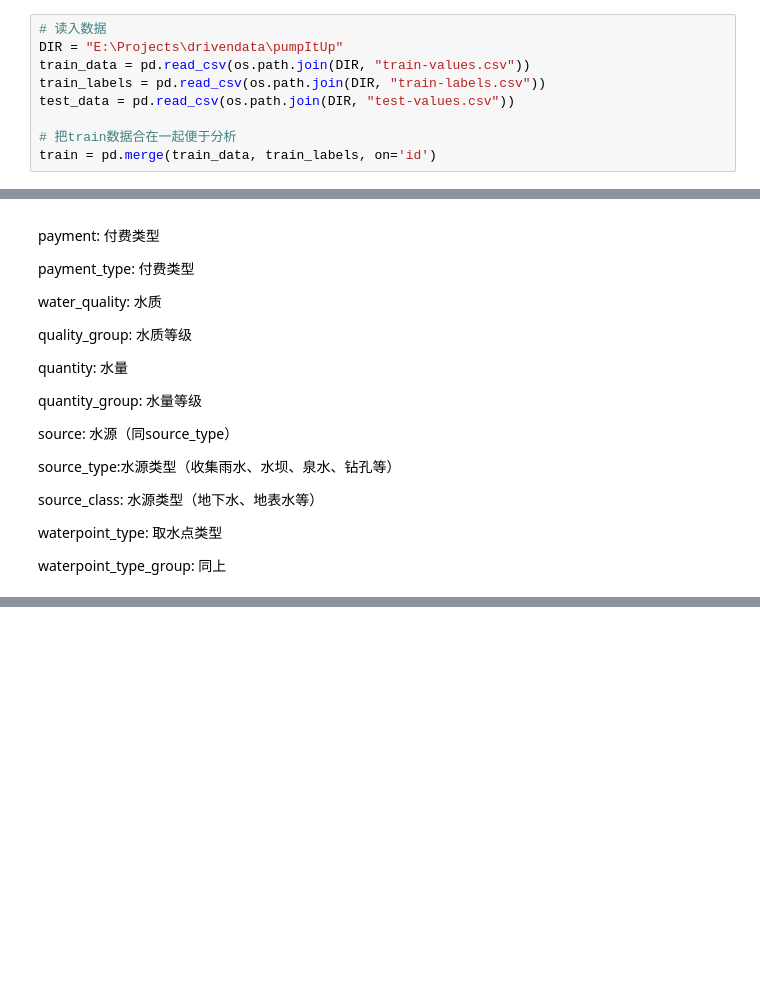
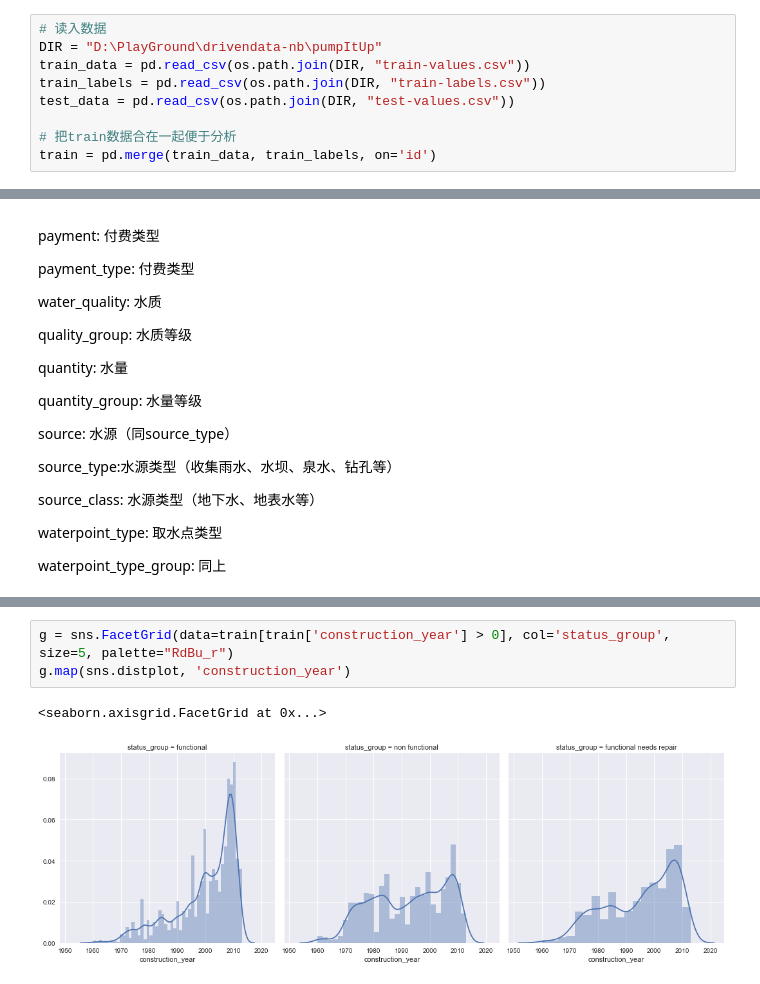
Before and after one commit to shenc3/drivendata-nb, a Jupyter notebook: pumpItUp/PumpItUp.ipynb, the cells around one changed output, grey strips where cells are left out. Cells and saved outputs as stored; diff of their text form; blank space fills up the shorter version.

```diff
--- a/pumpItUp/PumpItUp.ipynb
+++ b/pumpItUp/PumpItUp.ipynb
@@ -10,7 +10,7 @@ import seaborn as sns
 %matplotlib inline
 # %%
 # 读入数据
-DIR = "E:\Projects\drivendata\pumpItUp"
+DIR = "D:\PlayGround\drivendata-nb\pumpItUp"
 train_data = pd.read_csv(os.path.join(DIR, "train-values.csv"))
 train_labels = pd.read_csv(os.path.join(DIR, "train-labels.csv"))
 test_data = pd.read_csv(os.path.join(DIR, "test-values.csv"))
@@ -582,0 +649,6 @@ waterpoint_type_group: 同上
+# %%
+g = sns.FacetGrid(data=train[train['construction_year'] > 0], col='status_group', size=5, palette="RdBu_r")
+g.map(sns.distplot, 'construction_year')
+# %% [output]
+<seaborn.axisgrid.FacetGrid at 0x...>
+[figure, added]
```
Also changed, not shown: parts of 44 cells of this notebook.
